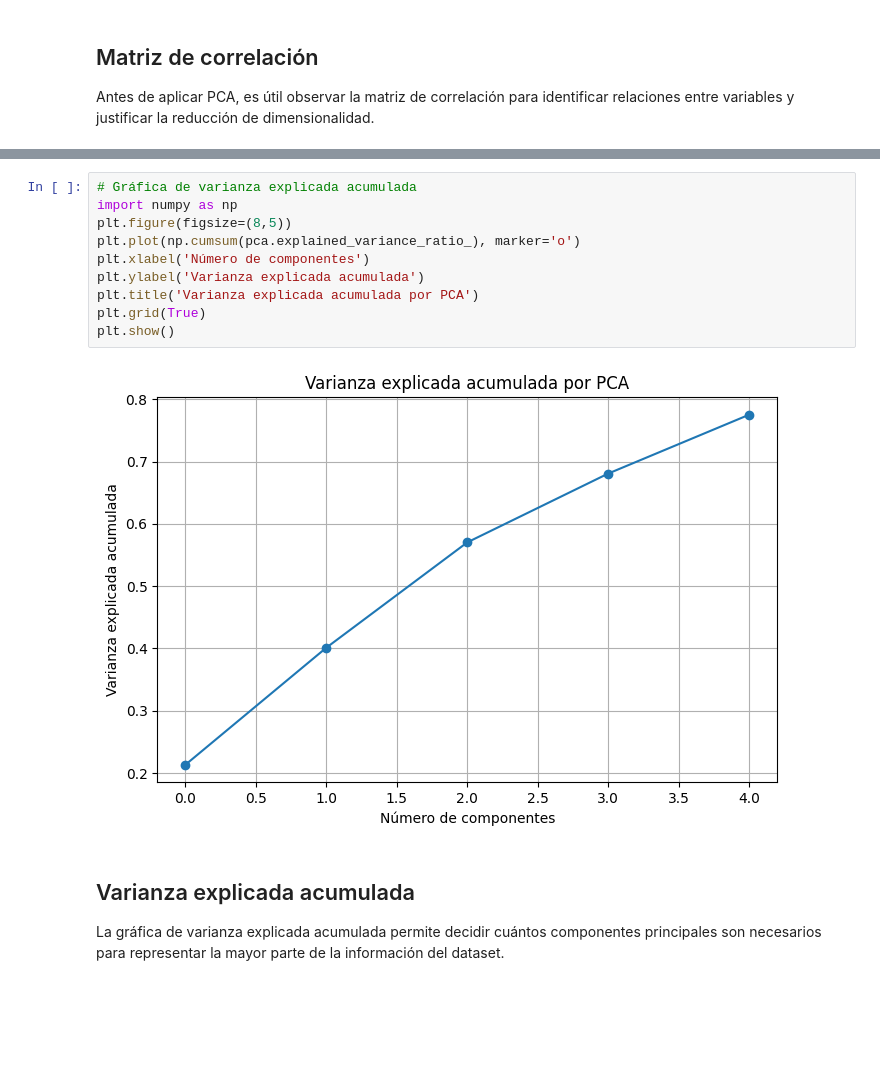
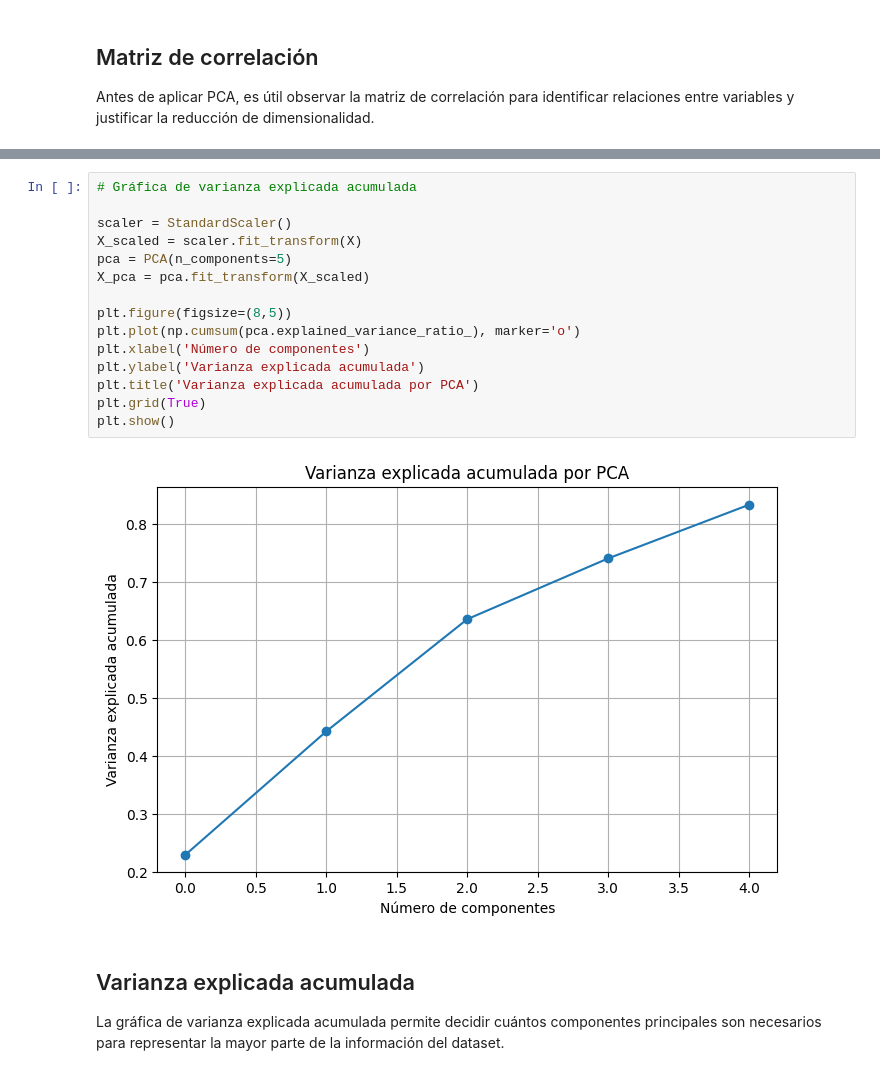
Before and after one commit to AnaMenoni/Practico-2-Analisis-de-Datos, a Jupyter notebook: practico 4/practico4.ipynb, the cells around one changed output, grey strips where cells are left out. Drawn from its saved outputs; the diff is of its cells as text; blank space fills up the shorter version.

```diff
--- a/practico 4/practico4.ipynb
+++ b/practico 4/practico4.ipynb
@@ -57,15 +76,20 @@ dtype: object
 # %%
 # Gráfica de varianza explicada acumulada
-import numpy as np
+
+scaler = StandardScaler()
+X_scaled = scaler.fit_transform(X)
+pca = PCA(n_components=5)
+X_pca = pca.fit_transform(X_scaled)
+
 plt.figure(figsize=(8,5))
 plt.plot(np.cumsum(pca.explained_variance_ratio_), marker='o')
 plt.xlabel('Número de componentes')
 plt.ylabel('Varianza explicada acumulada')
 plt.title('Varianza explicada acumulada por PCA')
 plt.grid(True)
 plt.show()
 # %% [output]
-[figure, old version]
+[figure, new version]
 # %% [markdown]
 ## Varianza explicada acumulada
 La gráfica de varianza explicada acumulada permite decidir cuántos componentes principales son necesarios para representar la mayor parte de la información del dataset.
```
Also changed, not shown: parts of 10 cells of this notebook.
